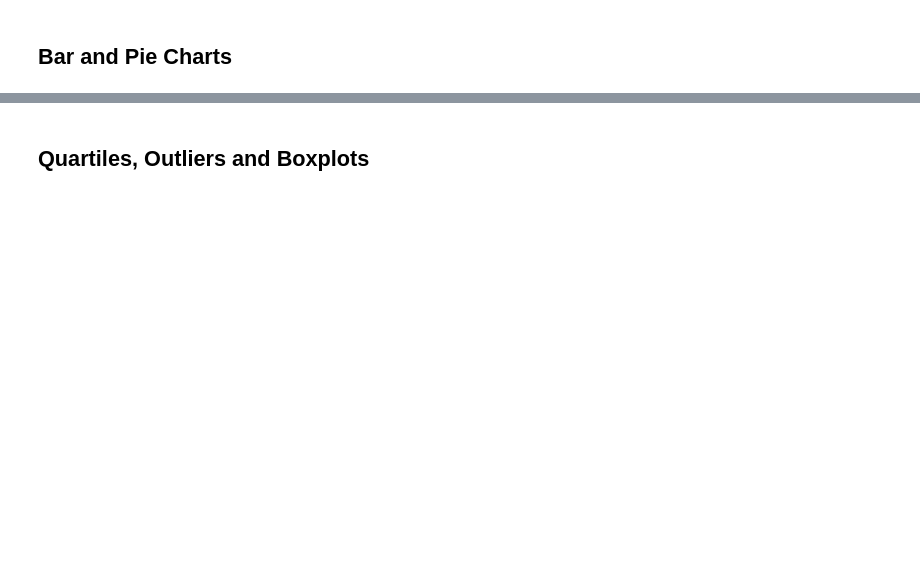
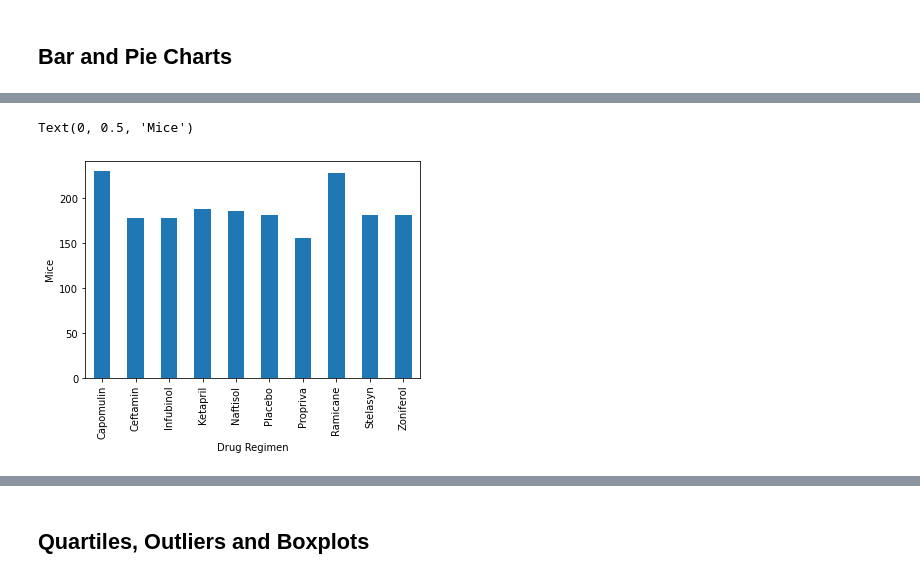
Before and after one commit to VOrtega1/Pharmaceutical_Analysis_matplotlib, a Jupyter notebook: pymaceuticals_starter.ipynb, the cells around one changed output, grey strips where cells are left out. Saved outputs shown, nothing was run; the diff lists cells and outputs as text; code cells hidden in the pictures; blank space fills up the shorter version.

```diff
--- a/pymaceuticals_starter.ipynb
+++ b/pymaceuticals_starter.ipynb
@@ -70,0 +267,9 @@ print(california_data['Population'].mode())
+# %%
+uniqueMice = drug_count.plot(kind='bar') # ********************* This effectively calls a Series.plot() as opposed to a DataFrame.plot() both work
+
+# Set the xlabel and ylabel using class methods
+uniqueMice.set_xlabel("Drug Regimen")
+uniqueMice.set_ylabel("Mice")
+# %% [output]
+Text(0, 0.5, 'Mice')
+[figure, added]
```
Also changed, not shown: parts of 28 cells of this notebook, 3 other files.
